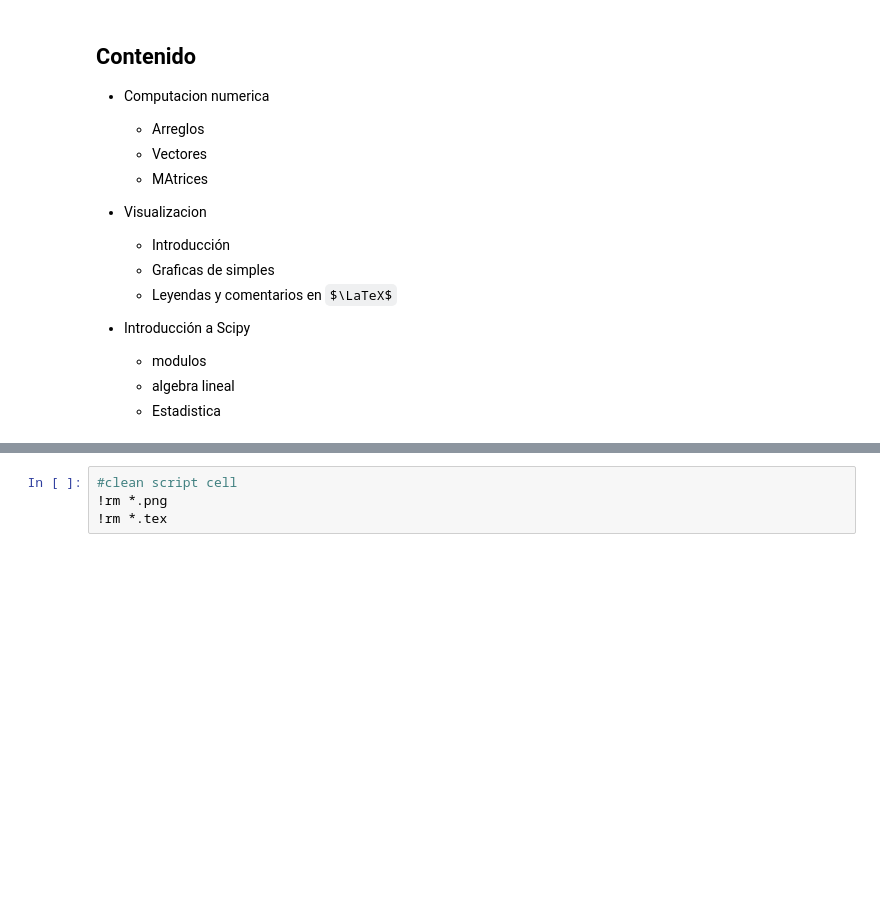
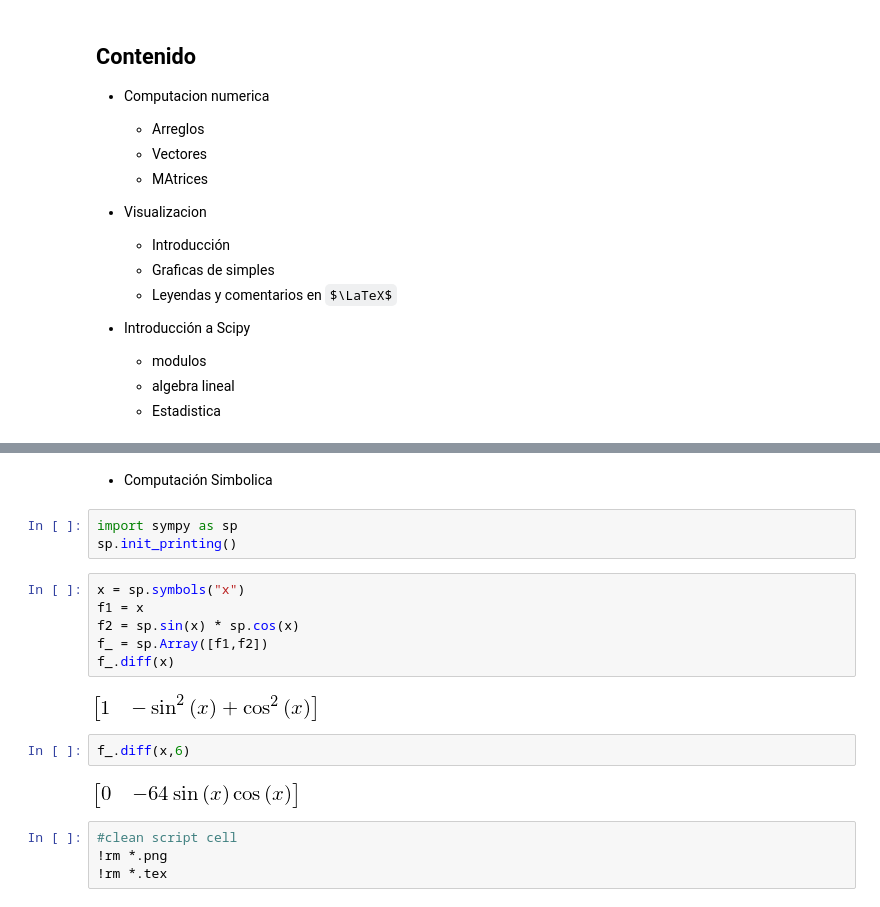
Before and after one commit to stivio00/NumericalMethodsJupyter, a Jupyter notebook: C_Librerias.ipynb, the cells around one changed output, grey strips where cells are left out. Drawn from its saved outputs; the diff is of its cells as text; some formulas as TeX source; blank space fills up the shorter version.

```diff
--- a/C_Librerias.ipynb
+++ b/C_Librerias.ipynb
@@ -21,3 +43,20 @@ Creacion de arreglo en Python es por medio de la utilización de
+# %% [markdown]
+* Computación Simbolica
+# %%
+import sympy as sp
+sp.init_printing()
+# %%
+x = sp.symbols("x")
+f1 = x
+f2 = sp.sin(x) * sp.cos(x)
+f_ = sp.Array([f1,f2])
+f_.diff(x)
+# %% [output]
+[figure, added]
+# %%
+f_.diff(x,6)
+# %% [output]
+[figure, added]
 # %%
 #clean script cell
 !rm *.png
```
Also changed, not shown: parts of 4 cells of this notebook, 14 other files.
